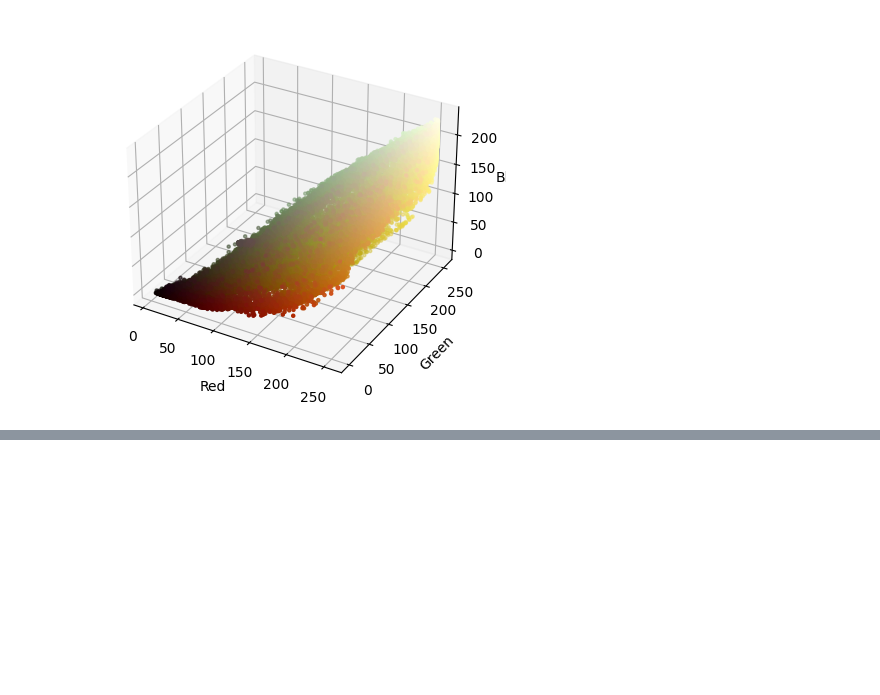
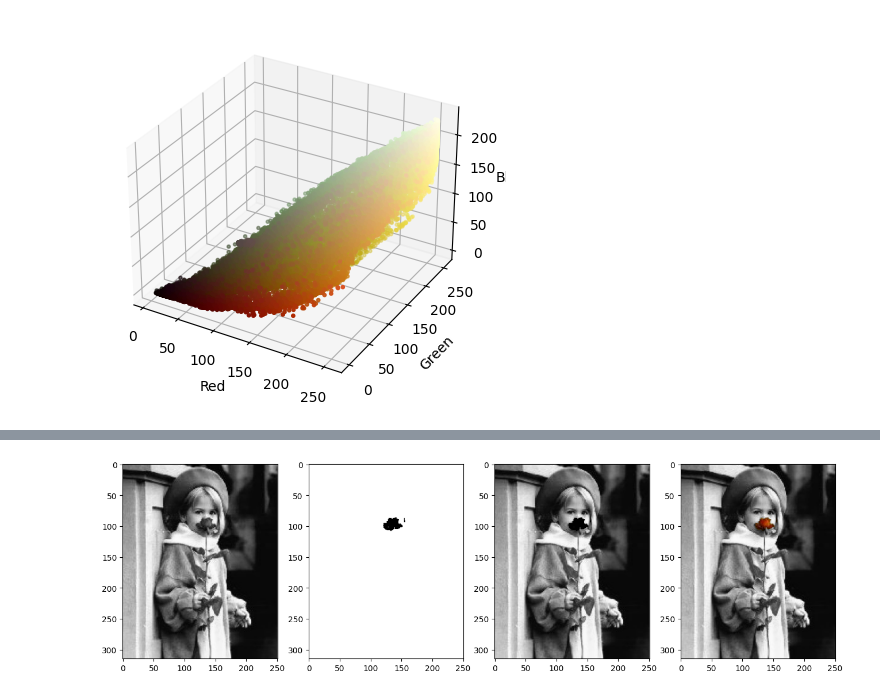
Before and after one commit to pabgonzalez/Digital-Image-Processing, a Jupyter notebook: TP6 - Color/tp6.ipynb, the cells around one changed output, grey strips where cells are left out. Saved outputs shown, nothing was run; the diff lists cells and outputs as text; code cells hidden in the pictures; blank space fills up the shorter version.

```diff
--- a/TP6 - Color/tp6.ipynb
+++ b/TP6 - Color/tp6.ipynb
@@ -146,0 +155,24 @@ plt.imsave("images/rose_segm.jpg", result)
+# %%
+rose_gray = cv2.cvtColor(rose, cv2.COLOR_RGB2GRAY)
+rose_gray = np.stack((rose_gray,)*3, axis=-1)
+
+invmask = ~mask
+
+rose_gray_withoutrose = cv2.bitwise_and(rose_gray, rose_gray, mask=invmask)
+result = rose_gray_withoutrose + rose_only
+
+plt.figure(figsize=(16,5))
+plt.subplot(1, 4, 1)
+plt.imshow(rose_gray, cmap="gray")
+plt.subplot(1, 4, 2)
+plt.imshow(invmask, cmap="gray")
+plt.subplot(1, 4, 3)
+plt.imshow(rose_gray_withoutrose, cmap="gray")
+plt.subplot(1, 4, 4)
+plt.imshow(result)
+plt.show()
+
+
+plt.imsave("images/rose_segm.jpg", result)
+# %% [output]
+[figure, added]
```
Also changed, not shown: parts of 4 cells of this notebook, 1 other file.
